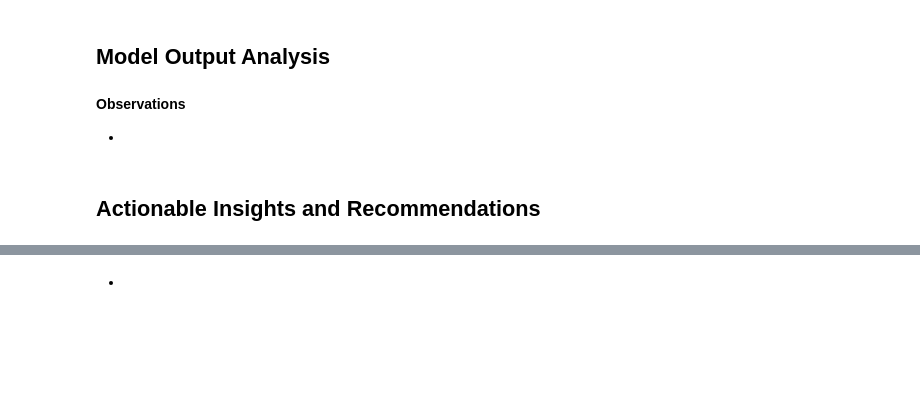
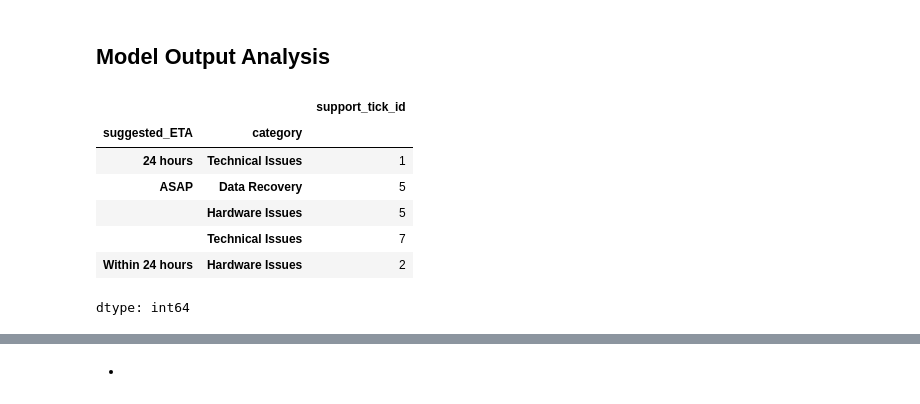
Before and after one commit to shubhrashishir/llama-support-ticket-automation, a Jupyter notebook: llama_support_ticket_automation.ipynb, the cells around one changed output, grey strips where cells are left out. Saved outputs shown, nothing was run; the diff lists cells and outputs as text; code cells hidden in the pictures; blank space fills up the shorter version.

```diff
--- a/llama_support_ticket_automation.ipynb
+++ b/llama_support_ticket_automation.ipynb
@@ -320,0 +328,15 @@ final_data_6.head()
+# %%
+# Function to parse JSON data and extract key-value pairs
+def extract_json_data(json_str):
+    try:
+        data_dict = json.loads(json_str)
+        return data_dict
+    except json.JSONDecodeError as e:
+        print(f"Error parsing JSON: {e}")
+        return {}
+
+# Apply the function to the 'llama_response' column
+data_2['llama_response_parsed'] = data_2['llama_response'].apply(extract_json_data)
+# %%
+final_data = data_2.drop(['Category'], axis=1)
+final_data.head(25)
@@ -320,0 +345,3 @@ final_data_6.head()
+# %%
+#  converting parsed json response to columns category, priority, ETA and 1st response
+final_data = pd.concat([final_data, pd.json_normalize(final_data['llama_response_parsed'])], axis=1)
@@ -321,6 +358,3 @@ final_data_6.head()
 # %% [markdown]
 ## **Model Output Analysis**
-# %%
-# creating a copy of the dataframe
-final_data = final_data_6.copy()
 # %%
@@ -334,8 +368,11 @@ final_data.groupby(['_____', '_____']).support_tick_id.count()   # complete the
 # %%
-final_data.groupby(['_____', '_____']).support_tick_id.count()   # complete the code to check the distribution of ETA by categories
+final_data.groupby(['suggested_ETA', 'category']).support_tick_id.count()   # complete the code to check the distribution of ETA by categories
+# %% [output]
+|  |  | support_tick_id |
+| suggested_ETA | category |  |
+| 24 hours | Technical Issues | 1 |
+| ASAP | Data Recovery | 5 |
+|  | Hardware Issues | 5 |
+|  | Technical Issues | 7 |
+| Within 24 hours | Hardware Issues | 2 |
+dtype: int64
-# %% [markdown]
-**Observations**
-
-*
-# %% [markdown]
-## **Actionable Insights and Recommendations**
```
Also changed, not shown: parts of 88 cells of this notebook.
